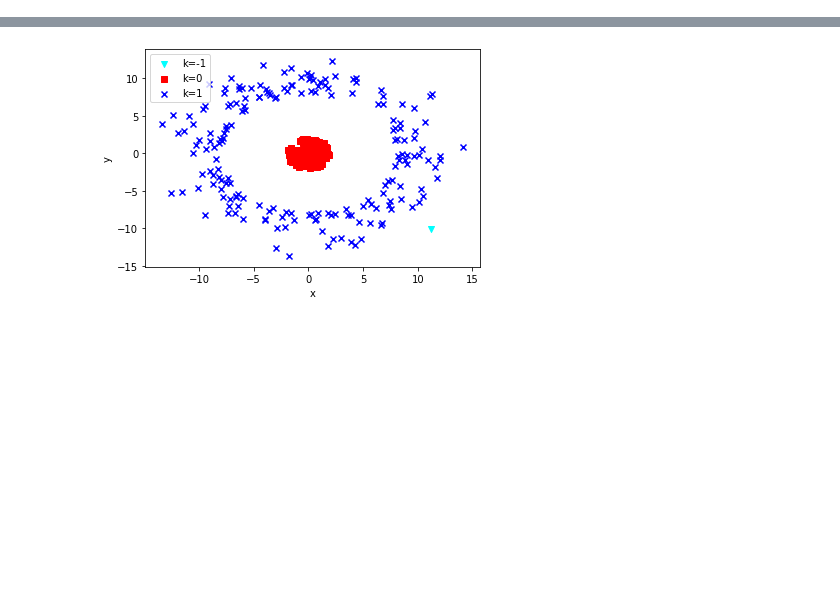
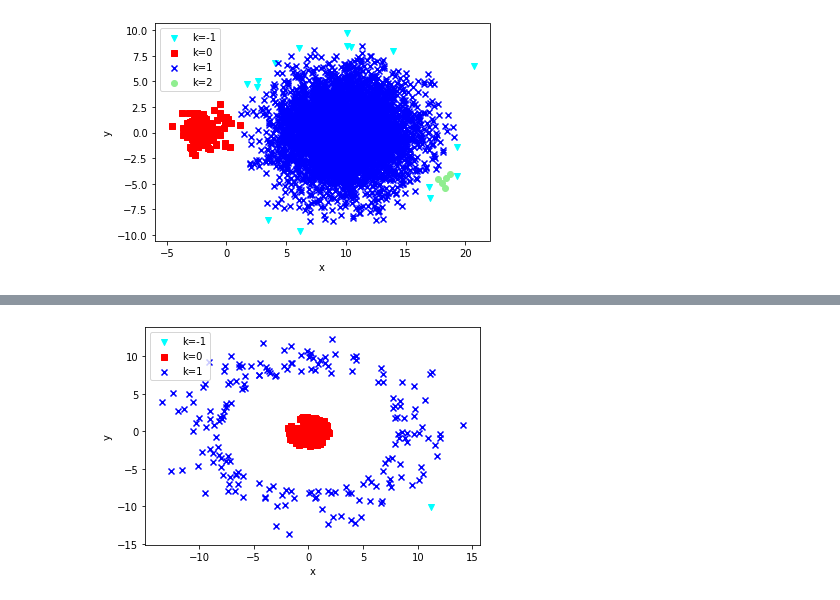
Before and after one commit to 9231058/ML-Homework, a Jupyter notebook: HW-4/P3.ipynb, the cells around one changed output, grey strips where cells are left out. Cells and saved outputs as stored; diff of their text form; code cells hidden in the pictures; blank space fills up the shorter version.

```diff
--- a/HW-4/P3.ipynb
+++ b/HW-4/P3.ipynb
@@ -41,3 +47,22 @@ plt.show()
+# %%
+from sklearn.cluster import DBSCAN
+
+# loads data to ndarray
+X = df1.values
+
+# initiates DBSCAN algorithm
+dbscan = DBSCAN(eps=1, min_samples=5).fit(X)
+
+# draw the points on the plot
+for cl in np.unique(dbscan.labels_):
+    plt.scatter(X[dbscan.labels_ == cl,0], X[dbscan.labels_ == cl,1], color=colors[cl], marker=markers[cl], label=f'k={cl}')
+
+plt.xlabel('x')
+plt.ylabel('y')
+plt.legend(loc='upper left')
+plt.show()
+# %% [output]
+[figure, added]
 # %%
 from k_means import KMeans
 
```
Also changed, not shown: parts of 2 cells of this notebook.
